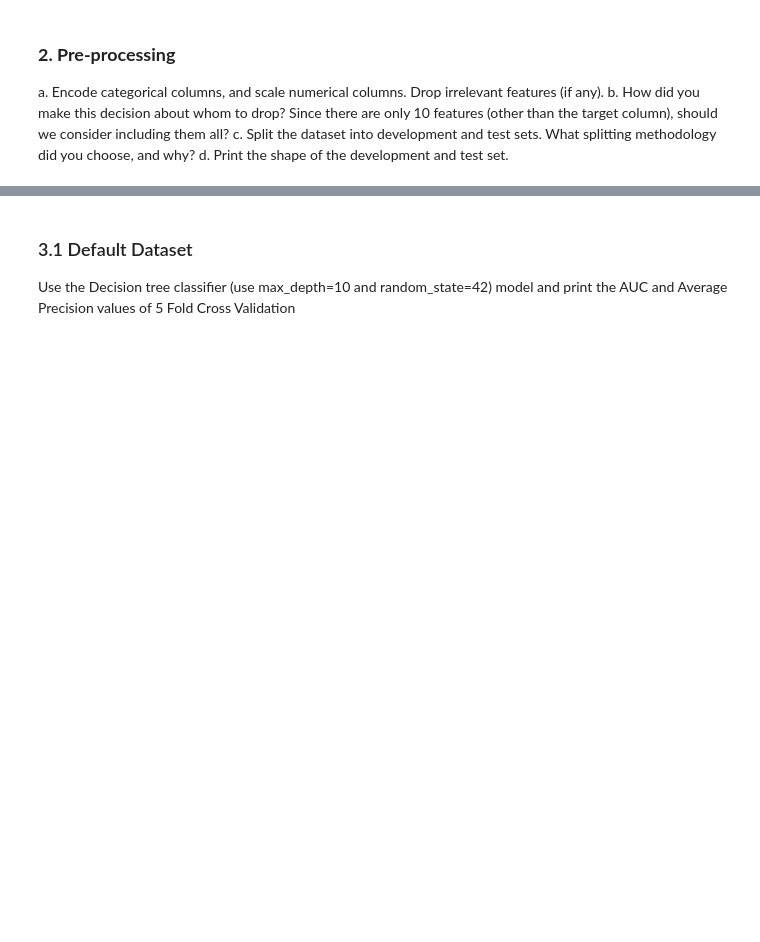
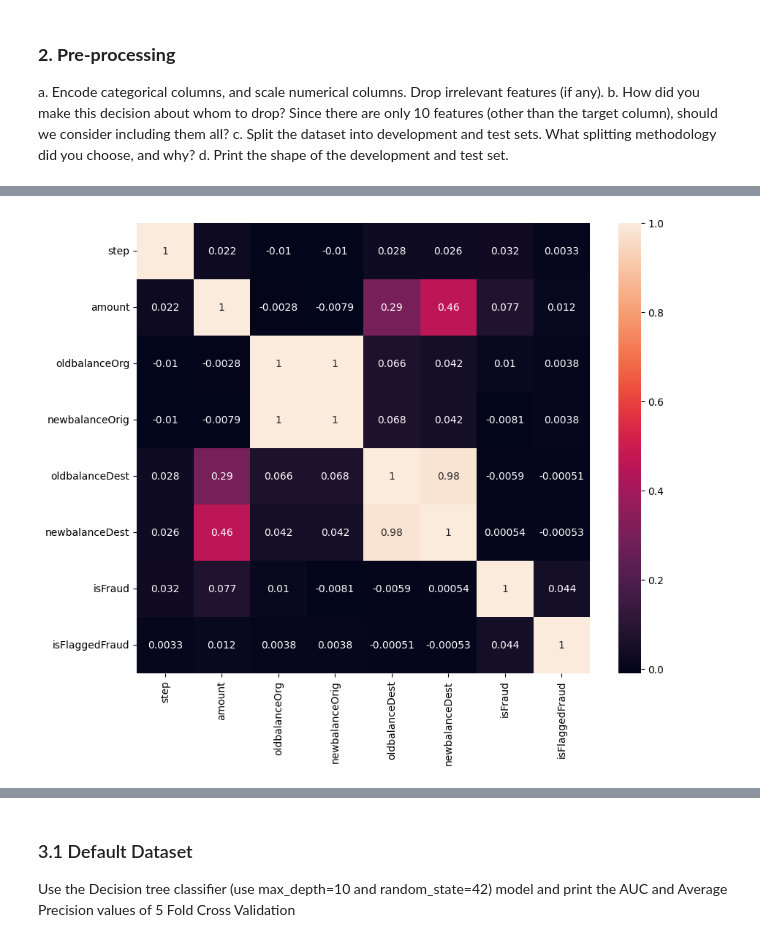
Before and after one commit to Apurva3509/Applied-Machine-Learning, a Jupyter notebook: 3/AML_HW3_Solutions_amp2365.ipynb, the cells around one changed output, grey strips where cells are left out. Saved outputs shown, nothing was run; the diff lists cells and outputs as text; code cells hidden in the pictures; blank space fills up the shorter version.

```diff
--- a/3/AML_HW3_Solutions_amp2365.ipynb
+++ b/3/AML_HW3_Solutions_amp2365.ipynb
@@ -122,3 +243,8 @@ d. Print the shape of the development and test set.
 # %%
 #Your code here
+plt.figure(figsize=(10, 8))
+ax = sns.heatmap(frauddf.corr(), annot=True)
+plt.show()
+# %% [output]
+[figure, added]
 # %%
```
Also changed, not shown: parts of 83 cells of this notebook, 2 other files.
